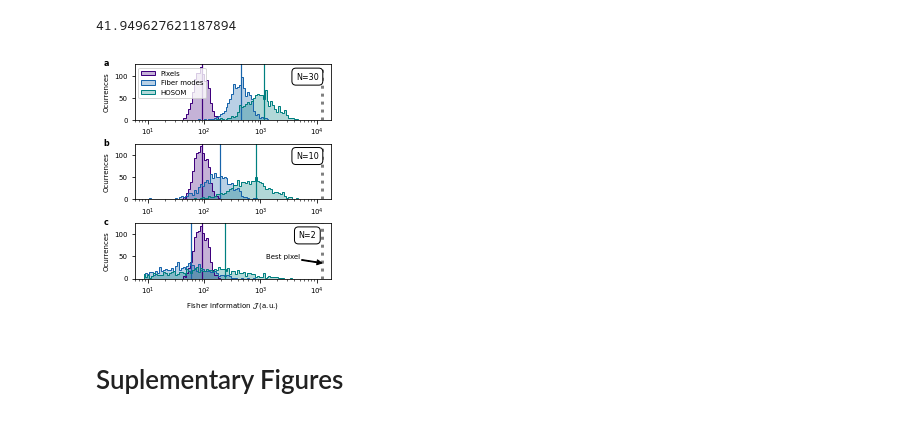
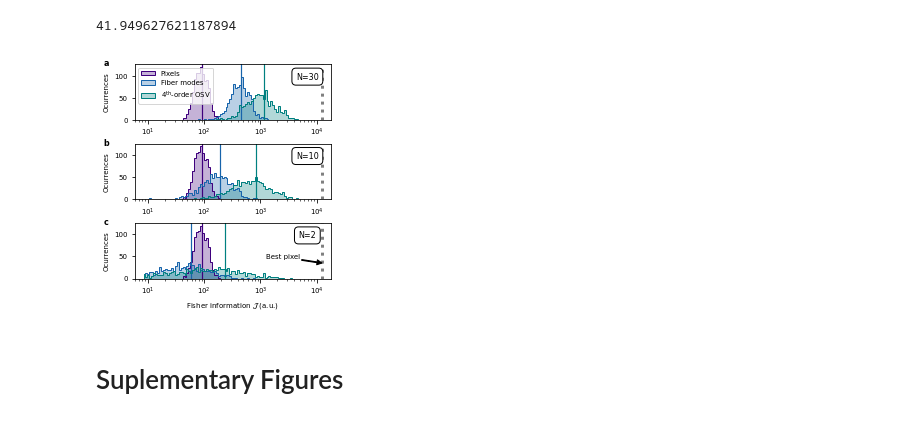
Before and after one commit to rodguti90/Article_PrecisionLimitTensorWFS, a Jupyter notebook: Crashing_disorder_figuresSI.ipynb, the cells around one changed output. Saved outputs shown, nothing was run; the diff lists cells and outputs as text; code cells hidden in the pictures.

```diff
--- a/Crashing_disorder_figuresSI.ipynb
+++ b/Crashing_disorder_figuresSI.ipynb
@@ -158,7 +158,7 @@ N_out = param['TMpix']['nroot']
 n_mod = np.shape(TMlist4corr)[-1]
 
 # To plot output fields
-def plot_field(field,ax, n_pol=1, out=True, cpx=False, **kwargs):
+def plot_field(field, ax=None, n_pol=1, out=True, cpx=False, **kwargs):
     if out:
         N=N_out
     else:
@@ -171,6 +171,8 @@ def plot_field(field,ax, n_pol=1, out=True, cpx=False, **kwargs):
         field2p = colorize(np.reshape(field, sh))
     else :
         field2p = np.reshape(field, sh)
+    if ax is None:
+        ax = plt.gca()
     ax.axis('off')
     return ax.imshow(field2p, **kwargs)
 # %% [markdown]
@@ -420,6 +525,6 @@ amp_cal_fields = [0,0,0,2]
 def_est_int = estimate_def(Iest_vecs, Irefs0, Iders[amp_cal_fields,np.arange(4)],
                            mui=1,mud=int_scs/int_scs[amp_cal_fields][...,0])
 # %%
-amp_ref = 2
+amp_ref = 3#2#-1#2
 def_est_int = estimate_def(Iest_vecs, Irefs0, Iders[amp_ref],
                            mui=1,mud=int_scs/int_scs[amp_ref])
@@ -851,7 +934,7 @@ nb_lb = ['a','b','c','d']
 Fsrnd = np.array([Frnd_mod, Frnd_hosvd])
 lwvl=3
 zf=1
-lbs = ['Pixels', 'Fiber modes', 'HOSOM']
+lbs = ['Pixels', 'Fiber modes', '4${}^\mathregular{th}$-order OSV']
 chist = [crnd, cmod, 'teal', cmii]#ccra, cmii]
 bins = np.geomspace(0.2*Frnd_pix.min(), Fsrnd.ravel().max(), 80)
 alpha = 0.3
@@ -866,34 +949,34 @@ for ind_p, n_outs in enumerate([30, 10, 2]):
             dh=np.sum(d[:,vals_sort[-n_outs:]],axis=-1)
         else:
             dh=d
         axs[ind_p].hist(dh, bins, color=chist[i], histtype='step',lw=lw)
         axs[ind_p].hist(dh, bins, color=chist[i], alpha=alpha,  histtype='stepfilled')
 
         axs[ind_p].axvline(x=np.mean(dh), c=chist[i],linewidth=1.2*lw)
 
     axs[ind_p].set_xscale('log')
     axs[ind_p].axvline(x=Focc, c='gray',linestyle=':',linewidth=lwvl)
     axs[ind_p].set_ylabel('Ocurrences')
 
     axs[ind_p].text(-0.16,0.97,nb_lb[ind_p], transform=axs[ind_p].transAxes, fontweight='bold')
     axs[ind_p].text(0.88,0.73,'N='+str(n_outs), fontsize=MEDIUM_SIZE,
         horizontalalignment='center', transform = axs[ind_p].transAxes,
         bbox=dict(facecolor='white', edgecolor='black', boxstyle='round,pad=0.5'))
 cf = []
 for i in range(3):
     cf +=  [(*matplotlib.colors.to_rgb(chist[i]),alpha)]
 handles = [matplotlib.patches.Rectangle((0,0),.1,.1,color=cf[i],ec=chist[i]) for i in range(3)]
 axs[0].legend(handles, lbs, fontsize=SMALL_SIZE, ncol=1, loc='upper left')#, frameon=False)
 axs[2].annotate('Best pixel', xy=(Focc, 35), xytext=(Focc*0.2, 45), horizontalalignment='center',
             fontsize=SMALL_SIZE, arrowprops=dict(facecolor='black',width=0.8,headlength=5,headwidth=5))
 # axs[2].annotate('Best\npixel', xy=(Focc, 300), xytext=(40, 650), horizontalalignment='left',
 #             fontsize=SMALL_SIZE, arrowprops=dict(facecolor='black',width=0.8,headlength=5,headwidth=5))
 axs[2].set_xlabel('Fisher information $\mathcal{J}$ (a.u.)')
 
 plt.tight_layout(pad=0., w_pad=0., h_pad=.02)
 plt.savefig(os.path.join(fig_path,'Best_out_basis.pdf'),bbox_inches='tight')
 # %% [output]
-[figure, old version]
+[figure, new version]
 # %% [markdown]
 # Suplementary Figures
 # %% [markdown]
```
Also changed, not shown: parts of 66 cells of this notebook, 1 other file.
